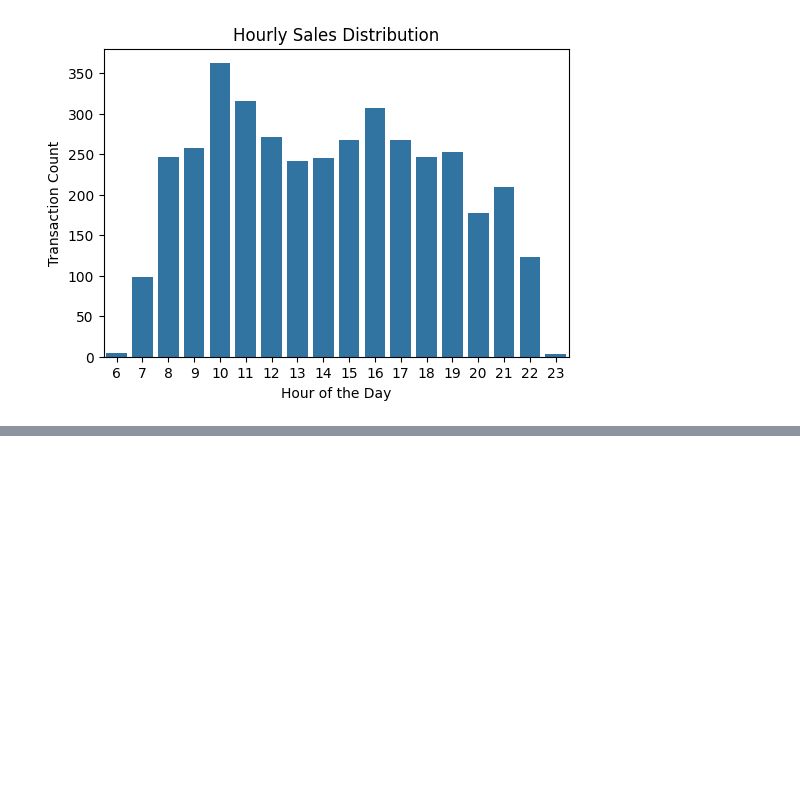
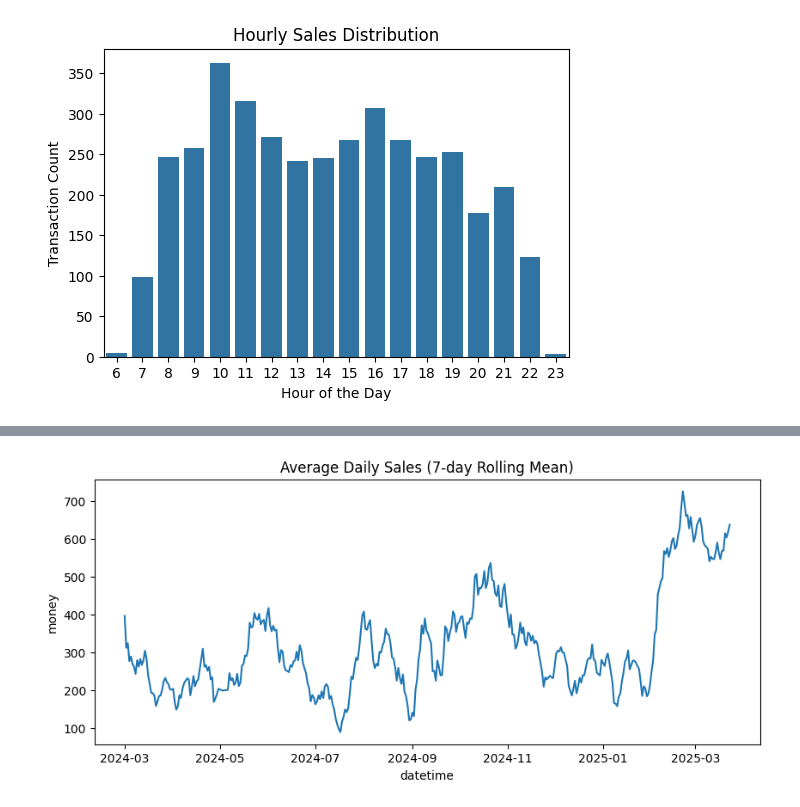
Before and after one commit to ardhii-m/coffee-sales-eda, a Jupyter notebook: notebook.ipynb, the cells around one changed output, grey strips where cells are left out. Drawn from its saved outputs; the diff is of its cells as text; code cells hidden in the pictures; blank space fills up the shorter version.

```diff
--- a/notebook.ipynb
+++ b/notebook.ipynb
@@ -293,7 +299,10 @@ fig.show()
 # %%
 # Average Daily sales
-avg_daily_sales = daily_sales.rolling(7, min_periods=1).mean()
-fig = px.line(avg_daily_sales, title='Average Daily Sales')
-fig.update_layout(yaxis_title='Average Sales Amount', xaxis_title='Week Number')
-fig.show()
+avg_daily_sales = daily_sales.rolling(7, min_periods=1).mean().reset_index()
+plt.figure(figsize=(10, 4))
+sns.lineplot(data=avg_daily_sales, x='datetime', y='money')
+plt.title('Average Daily Sales (7-day Rolling Mean)')
+plt.show()
+# %% [output]
+[figure, added]
 # %%
```
Also changed, not shown: parts of 12 cells of this notebook.
